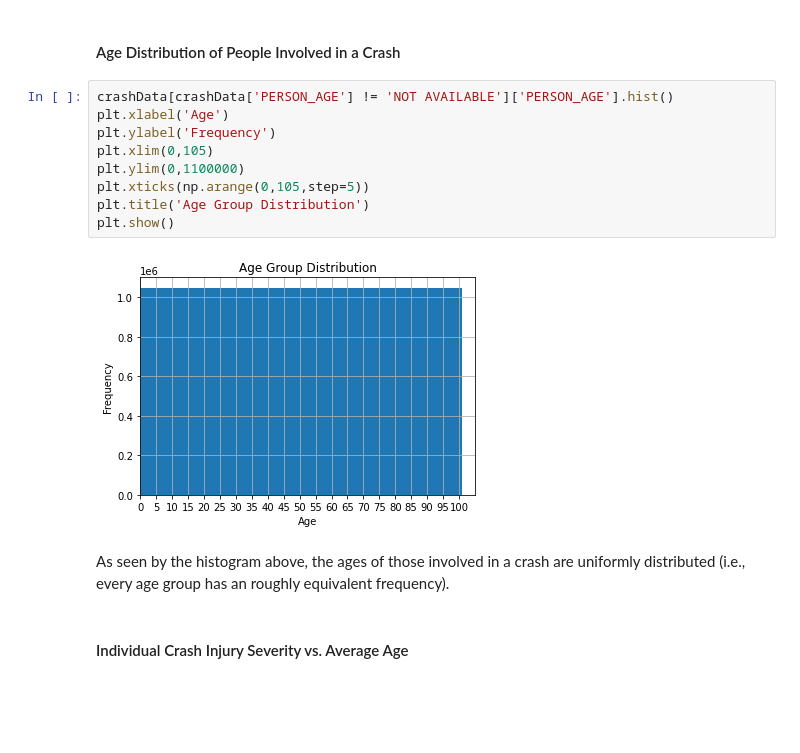
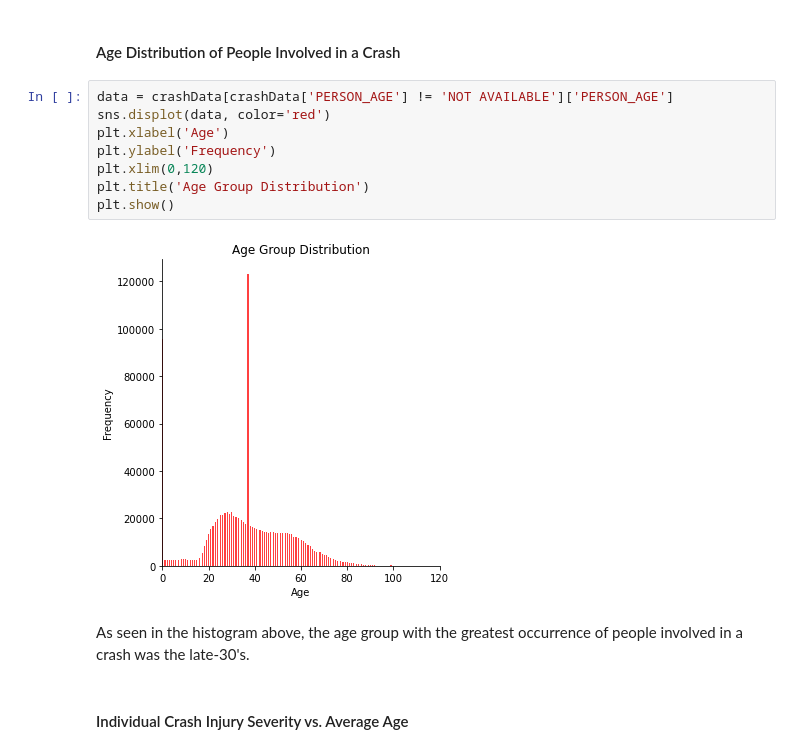
Before and after one commit to rw544/NYC-Crash-Accidents-Data-Analysis, a Jupyter notebook: proj.ipynb, the cells around one changed output. Cells and saved outputs as stored; diff of their text form; blank space fills up the shorter version.

```diff
--- a/proj.ipynb
+++ b/proj.ipynb
@@ -251,18 +257,17 @@ crashIndividuals.describe()
 # %% [markdown]
 #### Age Distribution of People Involved in a Crash
 # %%
-crashData[crashData['PERSON_AGE'] != 'NOT AVAILABLE']['PERSON_AGE'].hist()
+data = crashData[crashData['PERSON_AGE'] != 'NOT AVAILABLE']['PERSON_AGE']
+sns.displot(data, color='red')
 plt.xlabel('Age')
 plt.ylabel('Frequency')
-plt.xlim(0,105)
-plt.ylim(0,1100000)
-plt.xticks(np.arange(0,105,step=5))
+plt.xlim(0,120)
 plt.title('Age Group Distribution')
 plt.show()
 # %% [output]
-[figure, old version]
+[figure, new version]
-# %% [markdown]
-As seen by the histogram above, the ages of those involved in a crash are uniformly distributed (i.e., every age group has an roughly equivalent frequency).
+# %% [markdown]
+As seen in the histogram above, the age group with the greatest occurrence of people involved in a crash was the late-30's.
 # %% [markdown]
 #### Individual Crash Injury Severity vs. Average Age
 # %%
```
Also changed, not shown: parts of 66 cells of this notebook.
